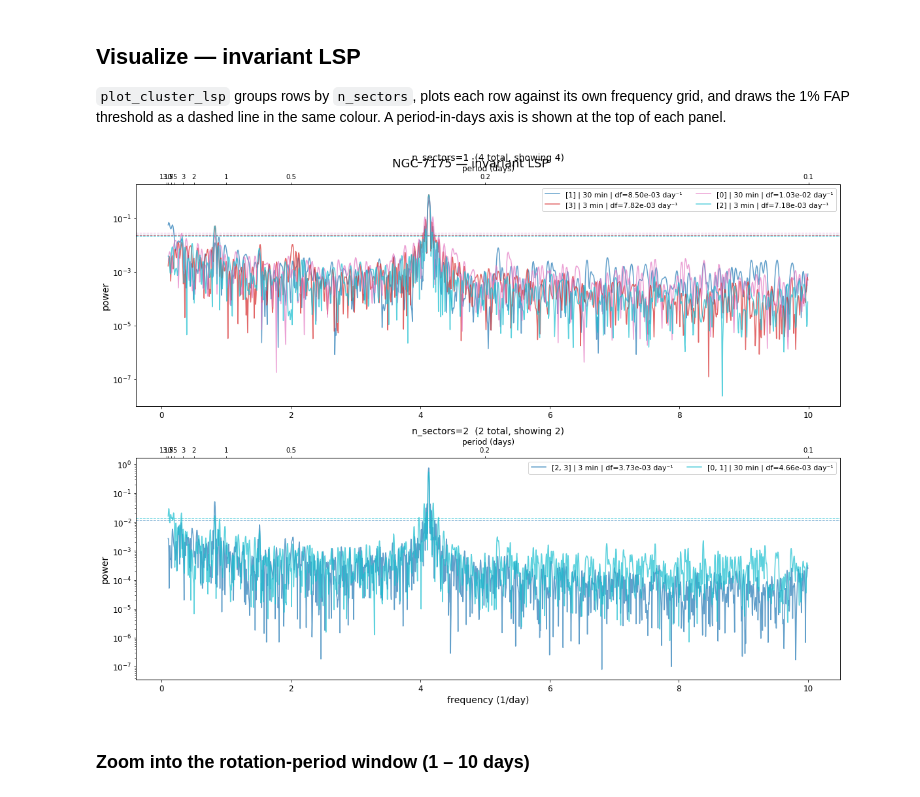
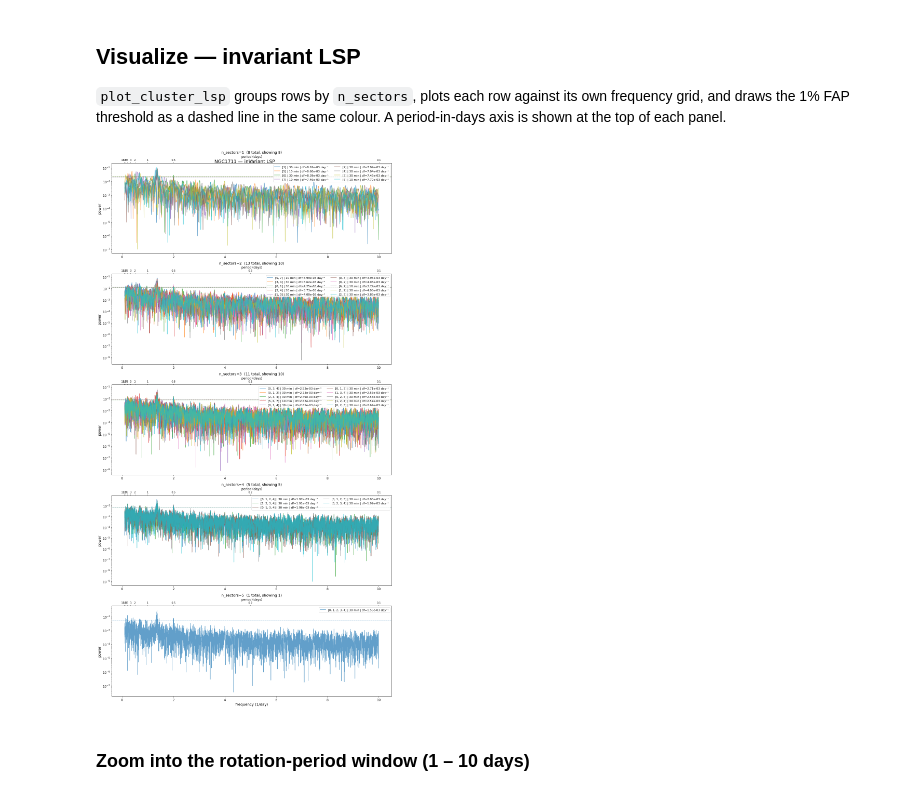
Before and after one commit to CharlieWillard1/TESS_Cluster_Age_ML, a Jupyter notebook: Data_Visualization_CGW/Visualize_LSP.ipynb, the cells around one changed output. Drawn from its saved outputs; the diff is of its cells as text; code cells hidden in the pictures.

```diff
--- a/Data_Visualization_CGW/Visualize_LSP.ipynb
+++ b/Data_Visualization_CGW/Visualize_LSP.ipynb
@@ -177,16 +174,16 @@ colour.  A period-in-days axis is shown at the top of each panel.
 # %%
 from vis_periodogram import plot_cluster_lsp
 
-test_name = b'NGC 7175'
+#test_name = b'NGC 7175'
 
 plot_cluster_lsp(
-    master_table,
+    subset,
     name=test_name,
     max_num_pgs=10,
     yscale='log',
 )
 # %% [output]
-[figure, old version]
+[figure, new version]
 # %% [markdown]
 ### Zoom into the rotation-period window (1 – 10 days)
 # %%
```
Also changed, not shown: parts of 2 cells of this notebook, 3 other files.
